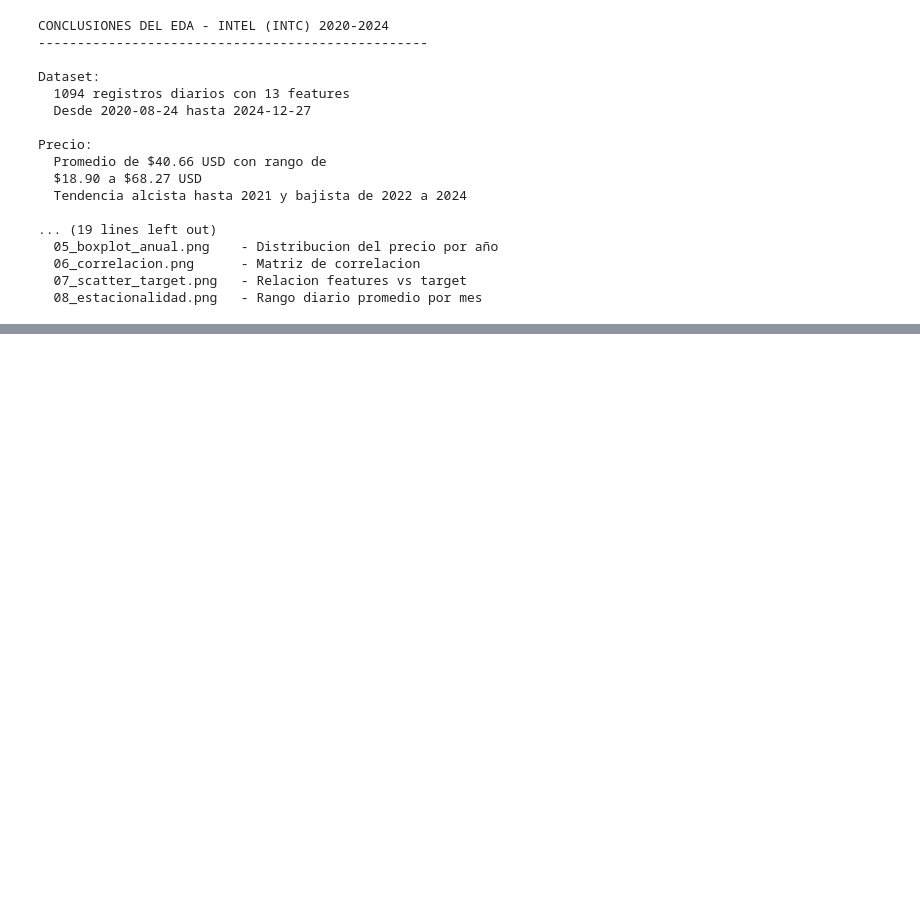
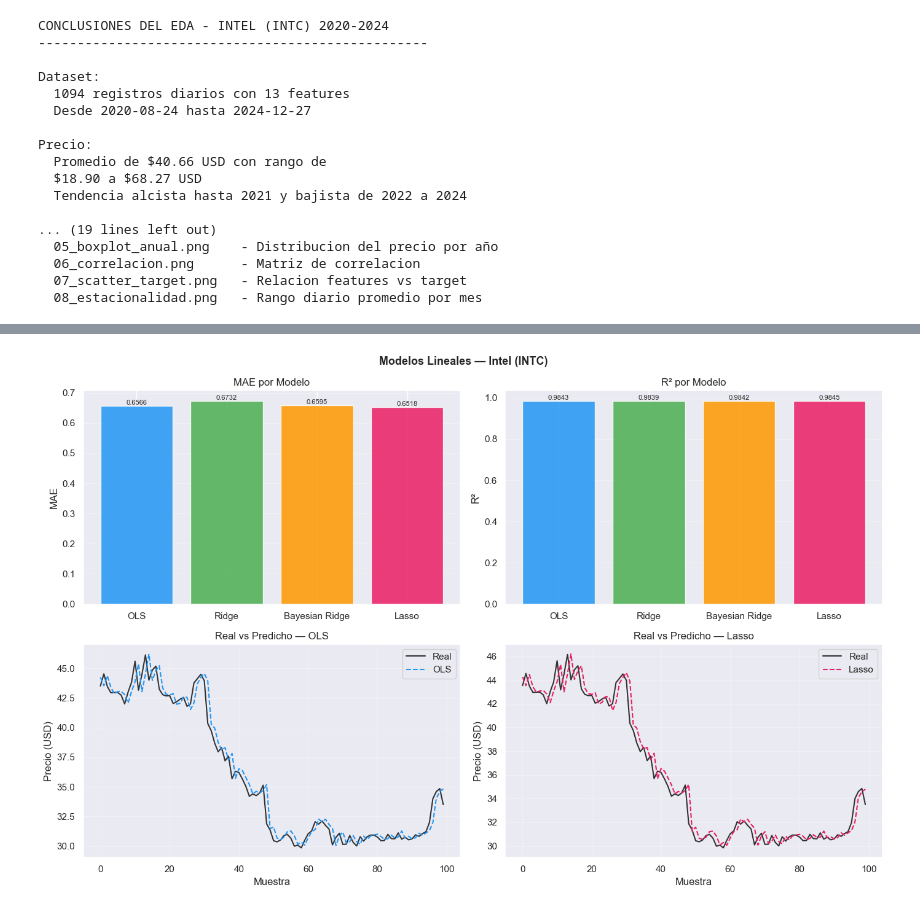
Before and after one commit to JhonERJ1/AprendizajeAutomatico-RegresionLineal, a Jupyter notebook: notebooks/intel_prediction.ipynb, the cells around one changed output, grey strips where cells are left out. Saved outputs shown, nothing was run; the diff lists cells and outputs as text; code cells hidden in the pictures; blank space fills up the shorter version.

Commit message:
Models Trainned

```diff
--- a/notebooks/intel_prediction.ipynb
+++ b/notebooks/intel_prediction.ipynb
@@ -644,0 +669,9 @@ Precio:
+# %%
+# División train/test
+
+X_train, X_test, y_train, y_test = train_test_split(
+    X_scaled, y, test_size=0.20, random_state=42, shuffle=False
+)
+
+print(f'Entrenamiento: {len(X_train)} registros (80%)')
+print(f'Prueba:        {len(X_test)} registros (20%)')
@@ -644,0 +702,11 @@ Precio:
+# %%
+# Guardar los modelos
+nombres_archivo = {
+    'OLS'           : 'ols',
+    'Ridge'         : 'ridge',
+    'Bayesian Ridge': 'bayesian',
+    'Lasso'         : 'lasso'
+}
+for nombre, modelo in trained.items():
+    joblib.dump(modelo, f"../models/{nombres_archivo[nombre]}.pkl")
+    print(f"{nombre} guardado en /models/{nombres_archivo[nombre]}.pkl")
@@ -644,0 +754,55 @@ Precio:
+# %%
+# Visualizacion
+
+fig, axes = plt.subplots(2, 2, figsize=(14, 9))
+fig.suptitle('Modelos Lineales — Intel (INTC)', fontsize=13, fontweight='bold')
+
+colores = ['#2196F3', '#4CAF50', '#FF9800', '#E91E63']
+nombres = list(trained.keys())
+y_arr   = np.array(y_test)
+
+# MAE
+ax   = axes[0, 0]
+vals = [df_resultados.loc[n, 'MAE'] for n in nombres]
+bars = ax.bar(nombres, vals, color=colores, alpha=0.85)
+ax.set_title('MAE por Modelo')
+ax.set_ylabel('MAE')
+for b, v in zip(bars, vals):
+    ax.text(b.get_x() + b.get_width()/2, b.get_height(), f'{v:.4f}', ha='center', va='bottom', fontsize=8)
+ax.grid(axis='y', alpha=0.3)
+
+# R²
+ax   = axes[0, 1]
+vals = [df_resultados.loc[n, 'R²'] for n in nombres]  # ── AJUSTE 2: R2 → R²
+bars = ax.bar(nombres, vals, color=colores, alpha=0.85)
+ax.set_title('R² por Modelo')
+ax.set_ylabel('R²')
+for b, v in zip(bars, vals):
+    ax.text(b.get_x() + b.get_width()/2, b.get_height(), f'{v:.4f}', ha='center', va='bottom', fontsize=8)
+ax.grid(axis='y', alpha=0.3)
+
+# Real vs Predicho - OLS
+ax = axes[1, 0]
+ax.plot(y_arr[:100], label='Real', color='#333', linewidth=1.5)
+ax.plot(predicciones['OLS'][:100], label='OLS', color='#2196F3', linewidth=1.5, linestyle='--')
+ax.set_title('Real vs Predicho — OLS')
+ax.set_xlabel('Muestra')
+ax.set_ylabel('Precio (USD)')
+ax.legend()
+ax.grid(alpha=0.3)
+
+# Real vs Predicho - Mejor modelo
+ax = axes[1, 1]
+ax.plot(y_arr[:100], label='Real', color='#333', linewidth=1.5)
+ax.plot(predicciones[mejor][:100], label=mejor, color='#E91E63', linewidth=1.5, linestyle='--')
+ax.set_title(f'Real vs Predicho — {mejor}')
+ax.set_xlabel('Muestra')
+ax.set_ylabel('Precio (USD)')
+ax.legend()
+ax.grid(alpha=0.3)
+
+plt.tight_layout()
+plt.savefig('resultados_modelos_lineales.png', dpi=150, bbox_inches='tight')
+plt.show()
+# %% [output]
+[figure, added]
```
Also changed, not shown: parts of 19 cells of this notebook, 11 other files.
